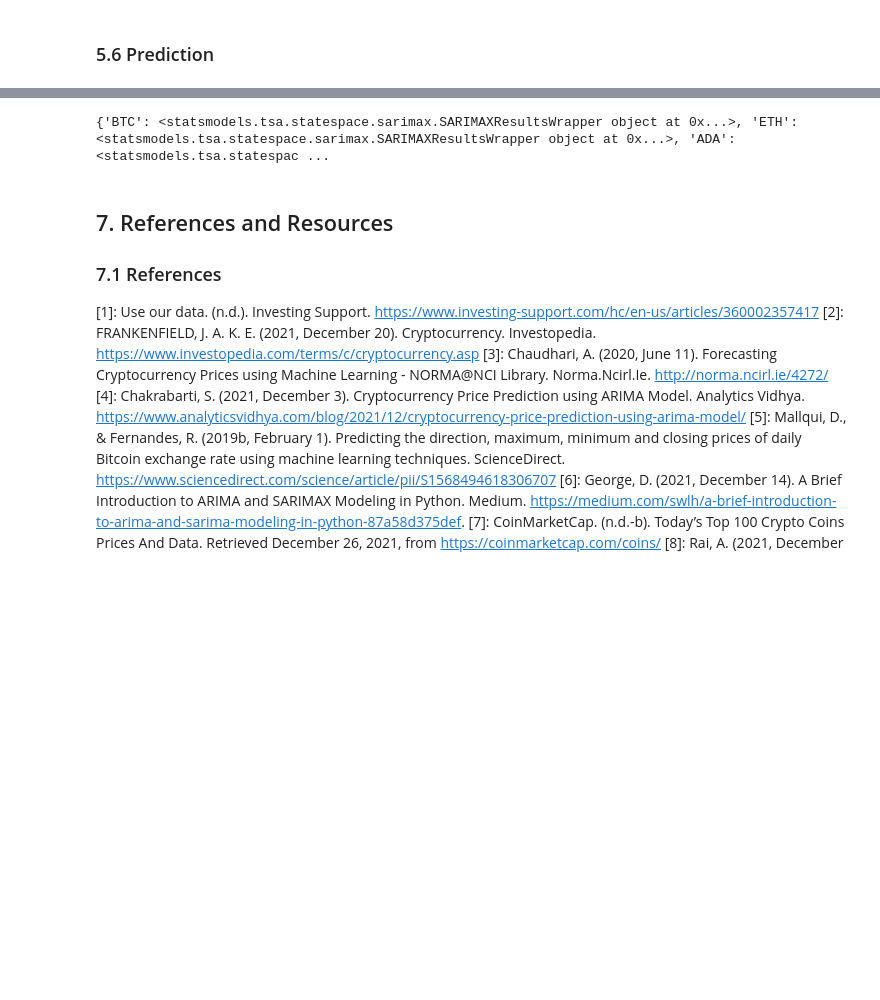
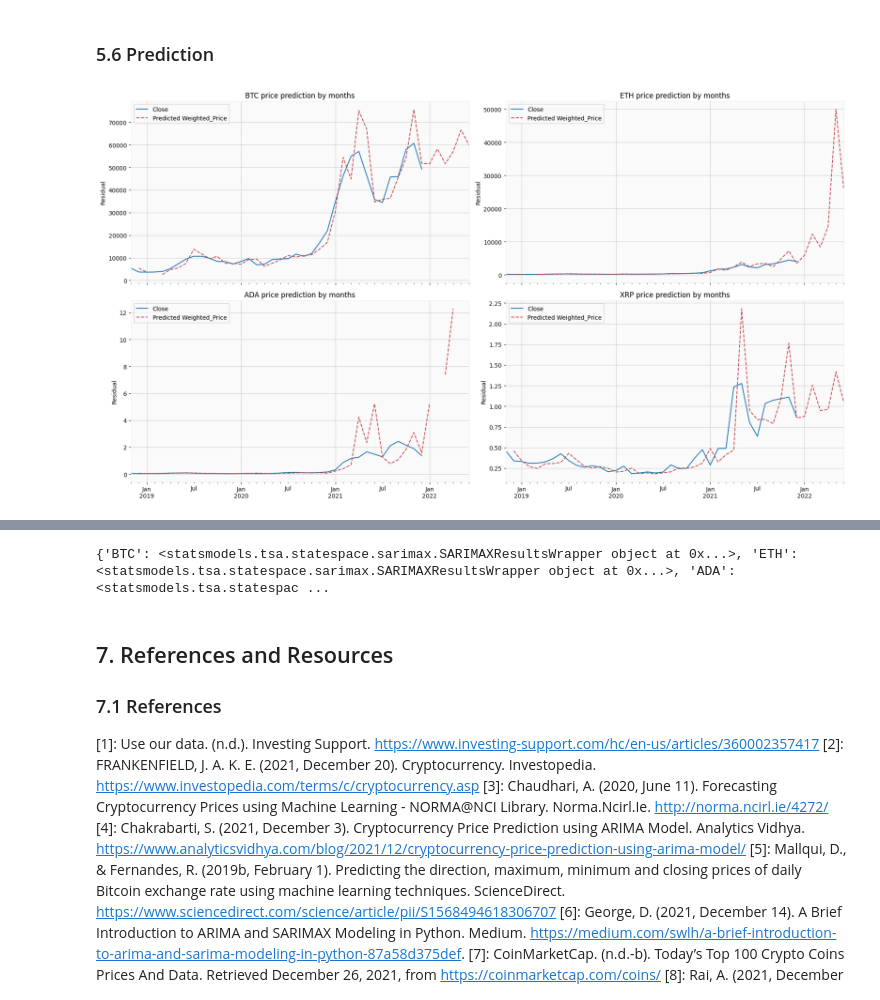
Before and after one commit to gshudhanshu/CM2015-Programming-with-data_Mid-term, a Jupyter notebook: CM2015_Mid-term.ipynb, the cells around one changed output, grey strips where cells are left out. Cells and saved outputs as stored; diff of their text form; code cells hidden in the pictures; blank space fills up the shorter version.

```diff
--- a/CM2015_Mid-term.ipynb
+++ b/CM2015_Mid-term.ipynb
@@ -657,5 +656,50 @@ Dickey–Fuller test for XRP: p=0.698066
 # %% [markdown]
 ### 5.6 Prediction
+# %%
+fig, axes = plt.subplots(ncols=2, nrows=2, sharex=True, figsize=(18,10))
+
+
+# Inverse Box-Cox Transformation Function
+def invboxcox(y,lmbda):
+   if lmbda == 0:
+      return(np.exp(y))
+   else:
+      return(np.exp(np.log(lmbda*y+1)/lmbda))
+
+# Function to plot graph
+def plotPrediction(res, axes, coinName):
+
+    res.Close.plot(ax=axes[0])
+    axes[0].set_ylabel('mean USD')
+
+    res.forecast.plot(ax=axes[0], color='r', ls='--', label='Predicted Weighted_Price')
+    axes[0].set_ylabel('Residual')
+
+    axes[0].set_title(coinName+' price prediction by months')
+
+    axes[0].legend(loc='upper left')
+
+    # DFmonth[symbol].Close.plot()
+    # DFmonth[symbol].forecast.plot(color='r', ls='--', label='Predicted Weighted_Price')
+
+DFmonth = {}
+
+for i, j, symbol in zip((1,1,2,2), (0,1,0,1), monthMean):
+
+    # Prediction
+    DFmonth[symbol] = monthMean[symbol][['Close']]
+    date_list = [datetime(2022, 1, 31), datetime(2022, 2, 28), datetime(2022, 3, 31), datetime(2022, 4, 30), datetime(2022, 5, 31), datetime(2022, 6, 30)]
+    future = pd.DataFrame(index=date_list, columns= monthMean[symbol].columns)
+    DFmonth[symbol] = pd.concat([DFmonth[symbol], future])
+    DFmonth[symbol]['forecast'] = invboxcox(best_models[symbol].predict(start=datetime(2018, 12, 31), end=datetime(2022, 6, 30)), lmbda[symbol])
+
+    res = DFmonth[symbol]
+    plotPrediction(res, axes[(i-1):(i),j], symbol)
+
+plt.tight_layout()
+plt.show()
+# %% [output]
+[figure, added]
 # %%
 # fig, axes = plt.subplots(ncols=2, nrows=2, sharex=True, figsize=(18,10))
 
```
Also changed, not shown: parts of 15 cells of this notebook, 1 other file.
